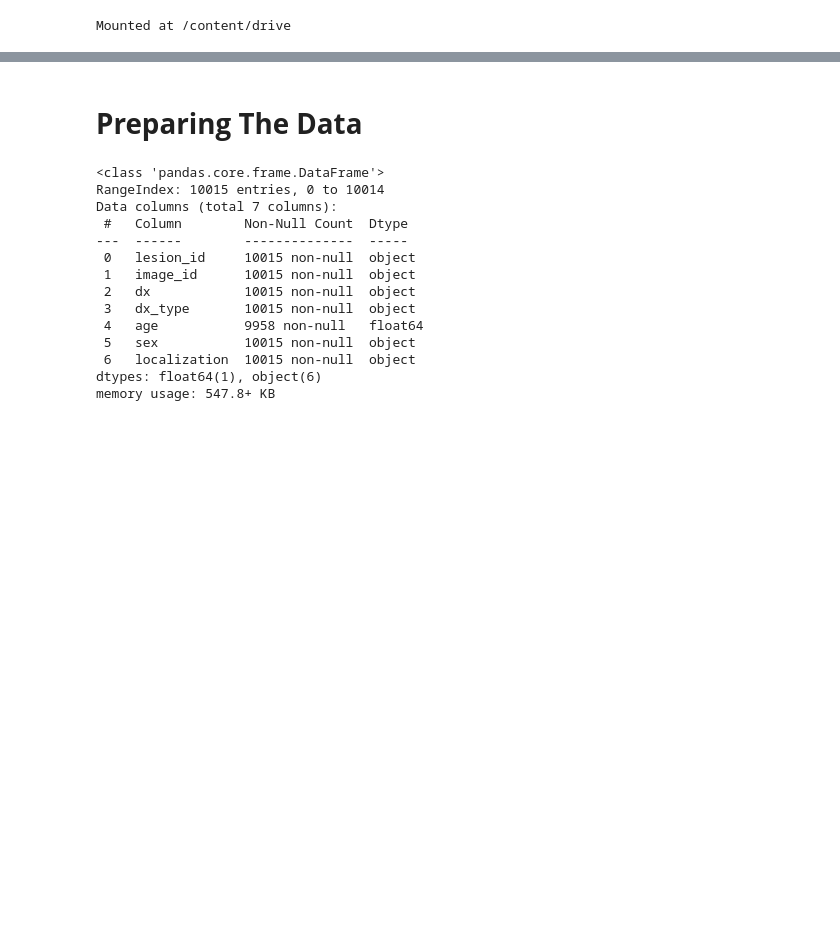
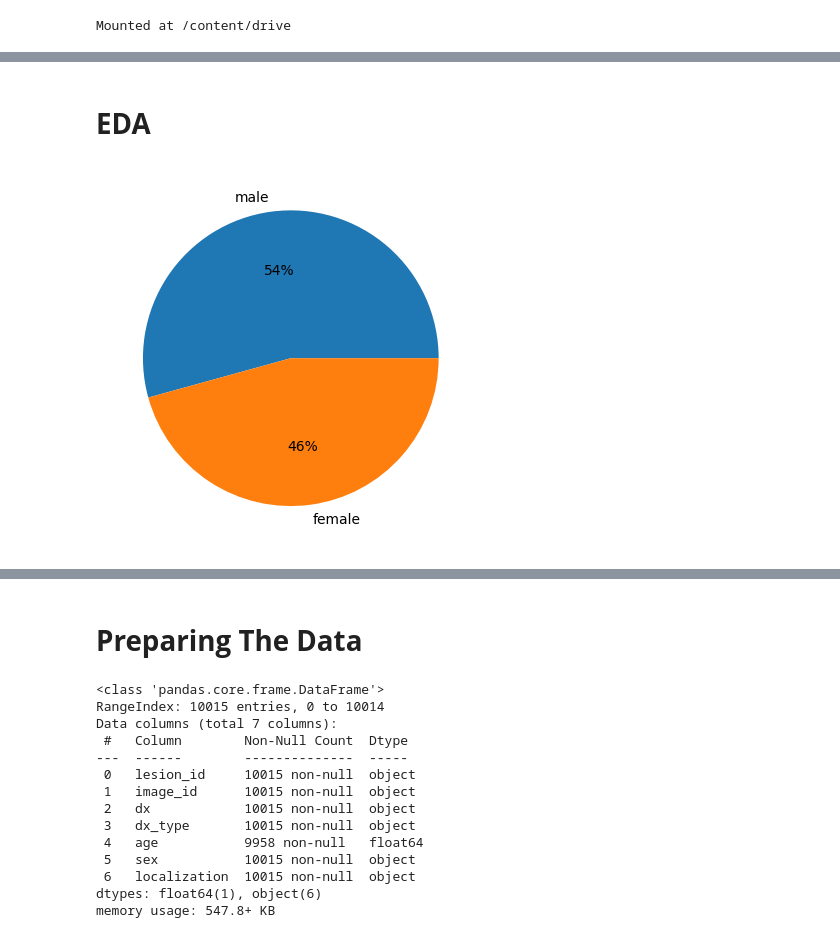
Before and after one commit to Tony-TTran/Machine-Learning-Projects, a Jupyter notebook: Skin_Cancer_Detection.ipynb, the cells around one changed output, grey strips where cells are left out. Saved outputs shown, nothing was run; the diff lists cells and outputs as text; code cells hidden in the pictures; blank space fills up the shorter version.

```diff
--- a/Skin_Cancer_Detection.ipynb
+++ b/Skin_Cancer_Detection.ipynb
@@ -11,0 +21,16 @@ Mounted at /content/drive
+# %% [markdown]
+# **EDA**
+# %%
+import matplotlib.pyplot as plt
+import seaborn as sns
+
+number_males = len(data[data["sex"] == 'male'].index)
+number_females = len(data[data["sex"] == 'female'].index)
+
+count = [number_males,number_females]
+keys = ['male','female']
+
+plt.pie(count, labels = keys,autopct='%.0f%%')
+plt.show()
+# %% [output]
+[figure, added]
```
Also changed, not shown: parts of 4 cells of this notebook.
